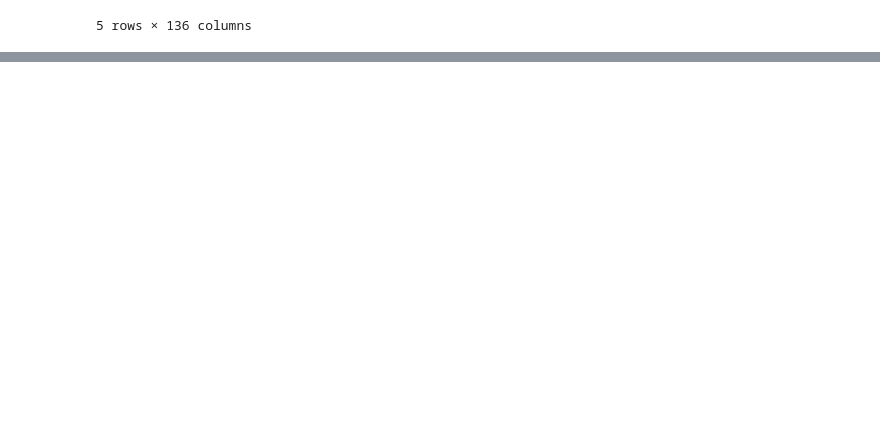
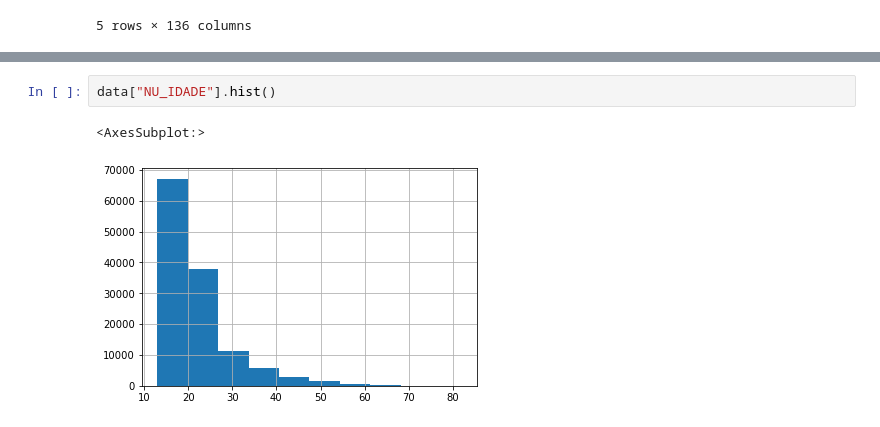
Before and after one commit to RodrigoAB93/ImersaoDadosAlura, a Jupyter notebook: Aula01.ipynb, the cells around one changed output, grey strips where cells are left out. Saved outputs shown, nothing was run; the diff lists cells and outputs as text; blank space fills up the shorter version.

```diff
--- a/Aula01.ipynb
+++ b/Aula01.ipynb
@@ -14,0 +145,5 @@ data.head()
+# %%
+data["NU_IDADE"].hist()
+# %% [output]
+<AxesSubplot:>
+[figure, added]
```
Also changed, not shown: parts of 23 cells of this notebook.
